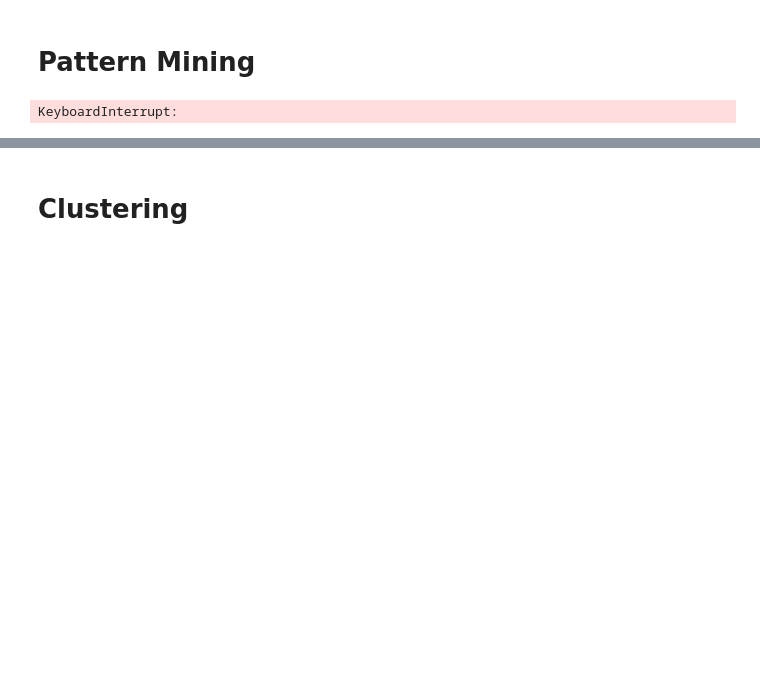
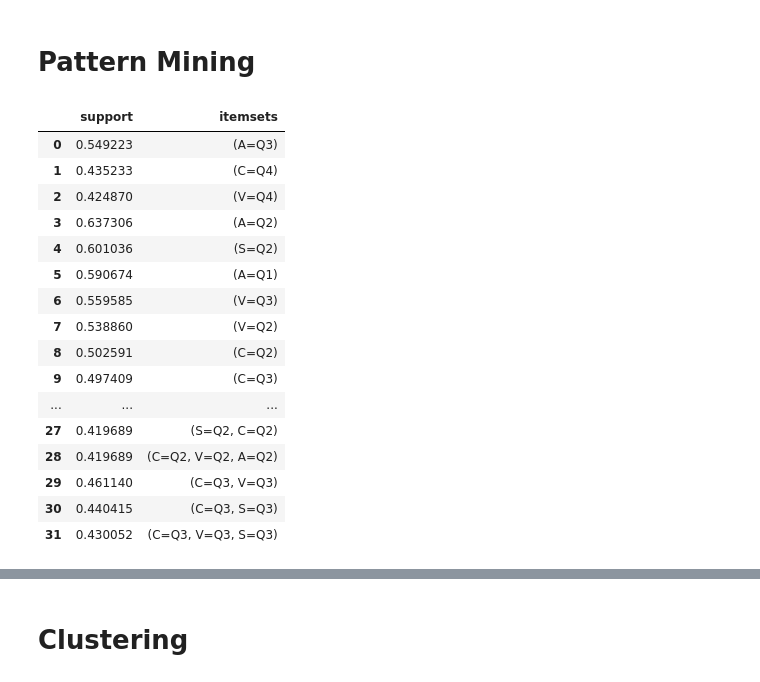
Before and after one commit to Ban-hub/CSE6506-Data_Project, a Jupyter notebook: Test.ipynb, the cells around one changed output, grey strips where cells are left out. Cells and saved outputs as stored; diff of their text form; code cells hidden in the pictures; blank space fills up the shorter version.

```diff
--- a/Test.ipynb
+++ b/Test.ipynb
@@ -318,11 +322,24 @@ discrete_data.head()
 # %%
-data_encoded = pd.get_dummies(discrete_data.stack()).groupby(level=0).sum()
-data_encoded = data_encoded.astype(bool)
-
-# Run FP-Growth to find frequent itemsets with a minimum support of 0.2 (20%)
-frequent_itemsets = fpgrowth(data_encoded, min_support=0.2, use_colnames=True)
+# Run FP-Growth to find frequent itemsets with a minimum support of 0.4 (40%)
+frequent_itemsets_fpg = fpgrowth(data_encoded, min_support=0.4, use_colnames=True)
 
 # Print the frequent itemsets
-print(frequent_itemsets)
+frequent_itemsets_fpg
 # %% [output]
-KeyboardInterrupt:
+|  | support | itemsets |
+| 0 | 0.549223 | (A=Q3) |
+| 1 | 0.435233 | (C=Q4) |
+| 2 | 0.424870 | (V=Q4) |
+| 3 | 0.637306 | (A=Q2) |
+| 4 | 0.601036 | (S=Q2) |
+| 5 | 0.590674 | (A=Q1) |
+| 6 | 0.559585 | (V=Q3) |
+| 7 | 0.538860 | (V=Q2) |
+| 8 | 0.502591 | (C=Q2) |
+| 9 | 0.497409 | (C=Q3) |
+| ... | ... | ... |
+| 27 | 0.419689 | (S=Q2, C=Q2) |
+| 28 | 0.419689 | (C=Q2, V=Q2, A=Q2) |
+| 29 | 0.461140 | (C=Q3, V=Q3) |
+| 30 | 0.440415 | (C=Q3, S=Q3) |
+| 31 | 0.430052 | (C=Q3, V=Q3, S=Q3) |
```
Also changed, not shown: parts of 5 cells of this notebook.
